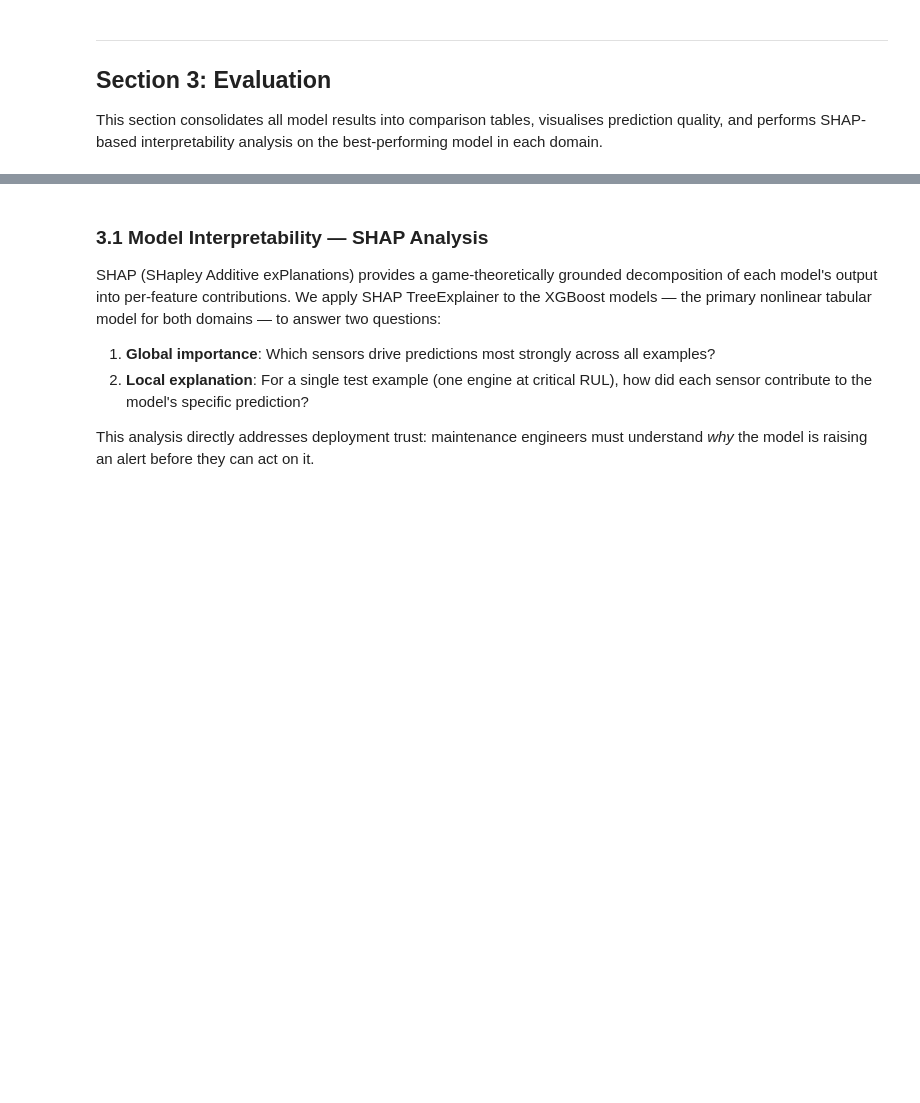
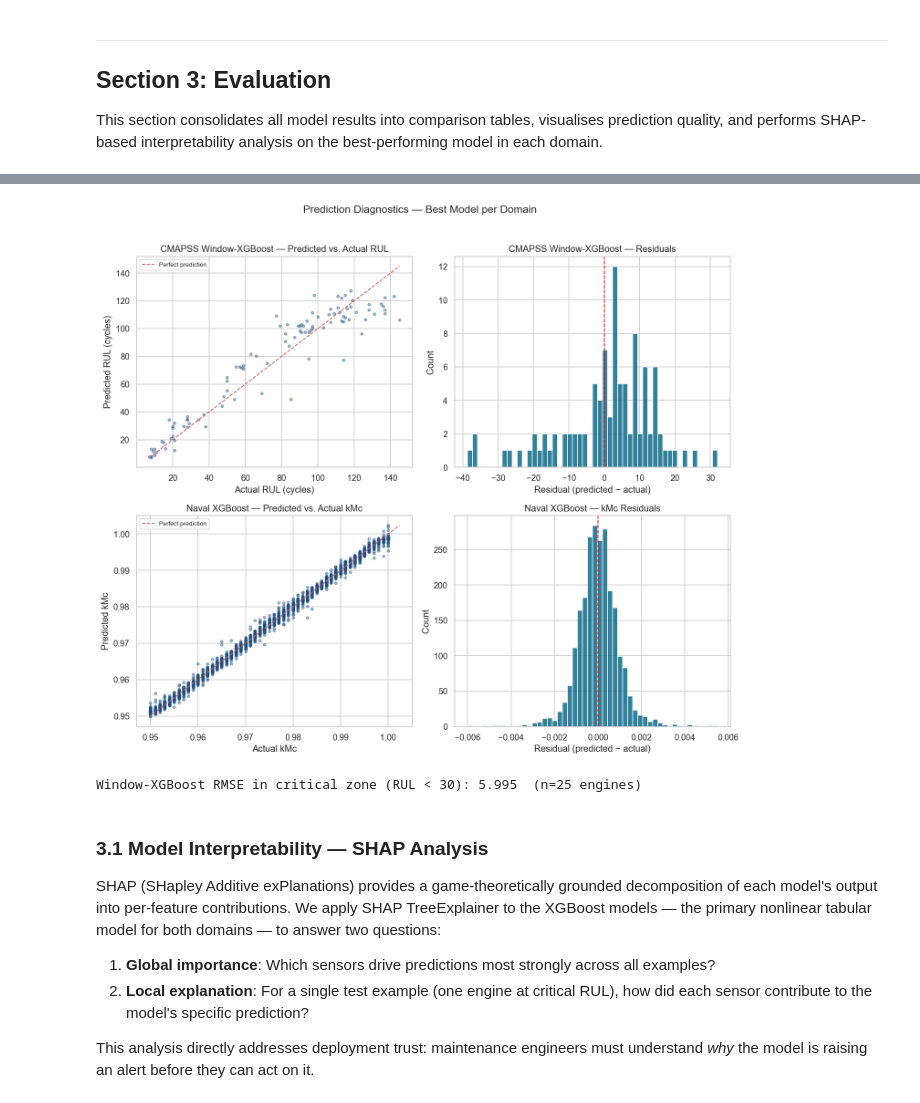
Before and after one commit to arjunvenkateshusd/ADS599, a Jupyter notebook: main_notebook.ipynb, the cells around one changed output, grey strips where cells are left out. Drawn from its saved outputs; the diff is of its cells as text; code cells hidden in the pictures; blank space fills up the shorter version.

```diff
--- a/main_notebook.ipynb
+++ b/main_notebook.ipynb
@@ -991,52 +1105,47 @@ display(make_comparison_table(df_naval_table.to_dict("records")))
 # %%
 # =============================================================================
 # EVALUATION — PARITY PLOTS & RESIDUAL ANALYSIS (CMAPSS best model)
-# Purpose: Visually assess whether predictions are well-calibrated, whether
-#          errors are symmetric, and whether systematic biases exist near end
-#          of life (low RUL) — the operationally critical region.
 # =============================================================================
 
-# Use CNN-LSTM (expected best) for the main diagnostic plots
-best_cmapss_pred_test = pred_cnn_test
-best_cmapss_true_test = y_seq_test
-best_name = "CNN-LSTM"
+# Use Window-XGBoost as the CMAPSS diagnostic model
+best_cmapss_pred_test = pred_win_test
+best_cmapss_true_test = y_wfeat_test
+best_name = "Window-XGBoost"
 
 fig, axes = plt.subplots(2, 2, figsize=(12, 10))
 
-# 1. Parity — CMAPSS CNN-LSTM
 plot_parity(best_cmapss_true_test, best_cmapss_pred_test,
             title=f"CMAPSS {best_name} — Predicted vs. Actual RUL",
             xlabel="Actual RUL (cycles)", ylabel="Predicted RUL (cycles)",
             ax=axes[0, 0])
 
-# 2. Residual histogram — CMAPSS CNN-LSTM
 plot_residuals(best_cmapss_true_test, best_cmapss_pred_test,
                title=f"CMAPSS {best_name} — Residuals",
                ax=axes[0, 1])
 
-# 3. Parity — Naval XGBoost (best Naval model)
-best_nav_pred_test = pred_xgb_nav_test[:, 0]   # kMc
-best_nav_true_test = y_nav_test[:, 0]
-plot_parity(best_nav_true_test, best_nav_pred_test,
+plot_parity(y_nav_test[:, 0], pred_xgb_nav_test[:, 0],
             title="Naval XGBoost — Predicted vs. Actual kMc",
             xlabel="Actual kMc", ylabel="Predicted kMc",
             ax=axes[1, 0])
 
-# 4. Residual histogram — Naval XGBoost kMc
-plot_residuals(best_nav_true_test, best_nav_pred_test,
+plot_residuals(y_nav_test[:, 0], pred_xgb_nav_test[:, 0],
                title="Naval XGBoost — kMc Residuals",
                ax=axes[1, 1])
 
 plt.suptitle("Prediction Diagnostics — Best Model per Domain", fontsize=14, y=1.02)
 plt.tight_layout()
 plt.savefig("images/parity_residual_plots.png", dpi=120, bbox_inches="tight")
 plt.show()
 
-# RUL error at end-of-life: critical zone (true RUL < 30 cycles)
 critical_mask = best_cmapss_true_test < 30
-critical_rmse = np.sqrt(np.mean((best_cmapss_pred_test[critical_mask] - best_cmapss_true_test[critical_mask])**2))
-print(f"\n{best_name} RMSE in critical zone (RUL < 30 cycles): {critical_rmse:.3f}")
-print(f"  (n={critical_mask.sum()} test engines in critical zone)")
+critical_rmse = np.sqrt(np.mean(
+    (best_cmapss_pred_test[critical_mask] - best_cmapss_true_test[critical_mask])**2
+))
+print(f"{best_name} RMSE in critical zone (RUL < 30): {critical_rmse:.3f}  "
+      f"(n={critical_mask.sum()} engines)")
+# %% [output]
+[figure, added]
+Window-XGBoost RMSE in critical zone (RUL < 30): 5.995  (n=25 engines)
 # %% [markdown]
 ### 3.1 Model Interpretability — SHAP Analysis
 
```
Also changed, not shown: parts of 16 cells of this notebook, 9 other files.
